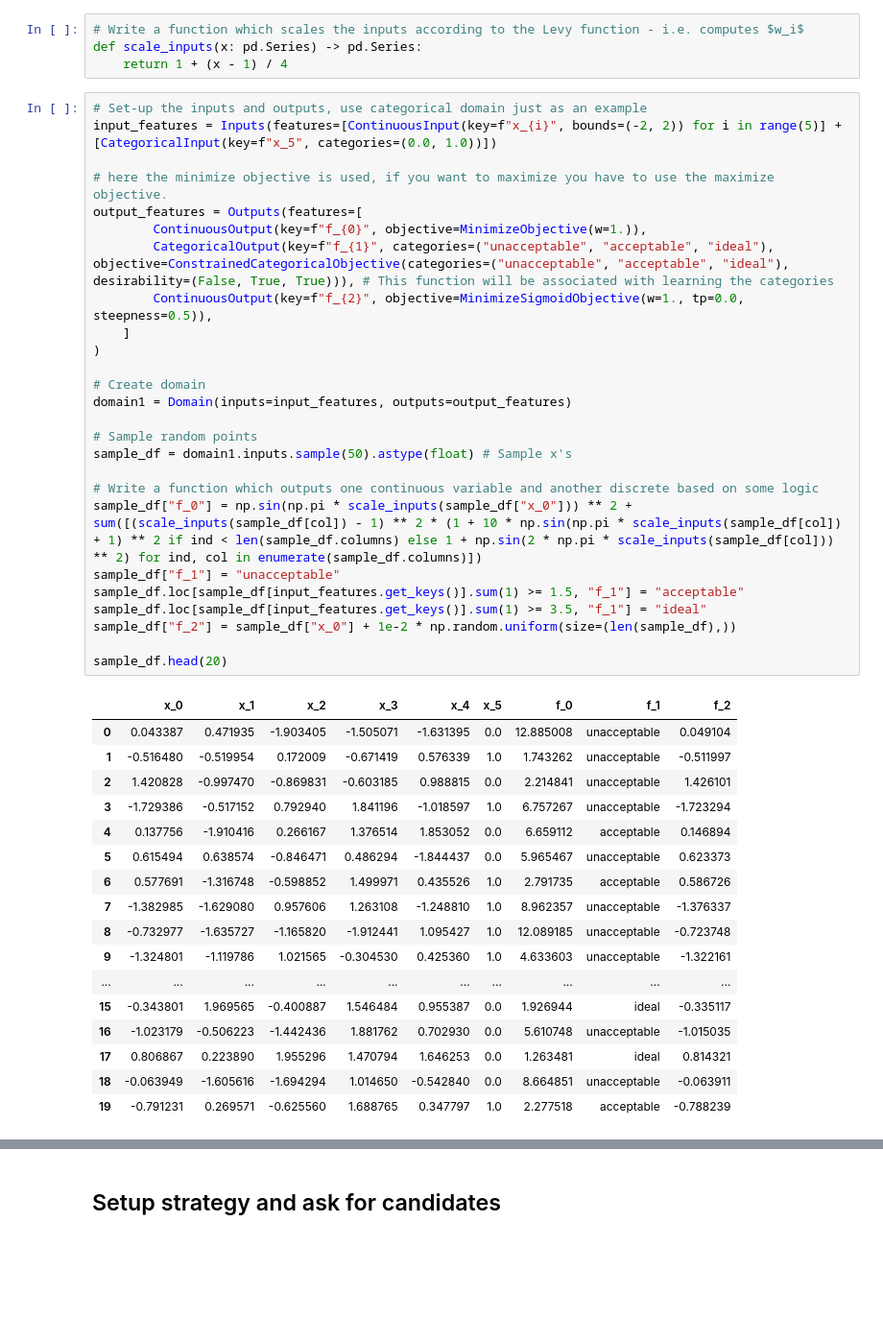
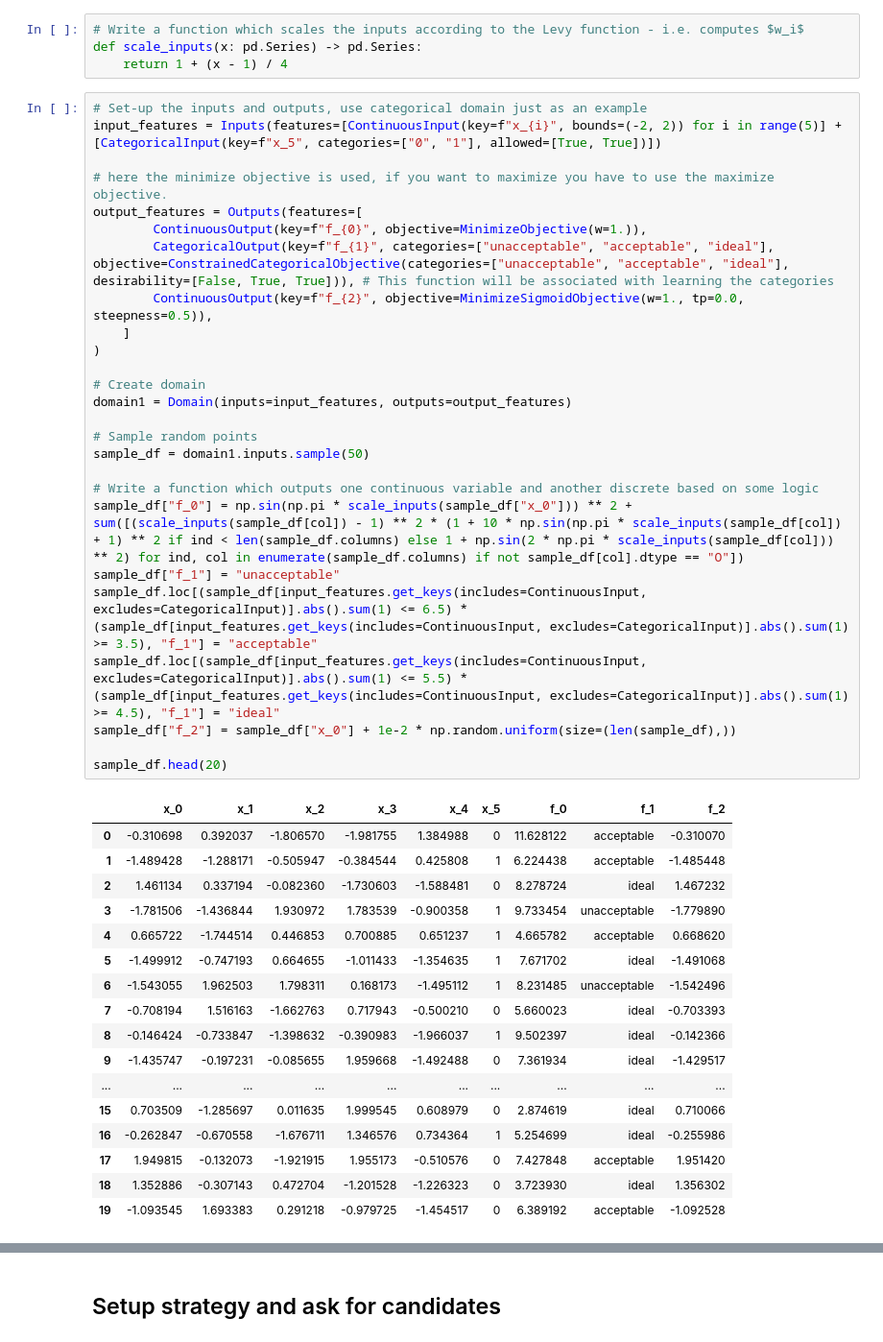
Before and after one commit to experimental-design/bofire, a Jupyter notebook: tutorials/basic_examples/Unknown_Constraint_Classification.ipynb, the cells around one changed output, grey strips where cells are left out. Shown at 96% size. Drawn from its saved outputs; the diff is of its cells as text; blank space fills up the shorter version.

```diff
--- a/tutorials/basic_examples/Unknown_Constraint_Classification.ipynb
+++ b/tutorials/basic_examples/Unknown_Constraint_Classification.ipynb
@@ -24,45 +26,45 @@ def scale_inputs(x: pd.Series) -> pd.Series:
     return 1 + (x - 1) / 4
 # %%
 # Set-up the inputs and outputs, use categorical domain just as an example
-input_features = Inputs(features=[ContinuousInput(key=f"x_{i}", bounds=(-2, 2)) for i in range(5)] + [CategoricalInput(key=f"x_5", categories=(0.0, 1.0))])
+input_features = Inputs(features=[ContinuousInput(key=f"x_{i}", bounds=(-2, 2)) for i in range(5)] + [CategoricalInput(key=f"x_5", categories=["0", "1"], allowed=[True, True])])
 
 # here the minimize objective is used, if you want to maximize you have to use the maximize objective.
 output_features = Outputs(features=[
         ContinuousOutput(key=f"f_{0}", objective=MinimizeObjective(w=1.)),
-        CategoricalOutput(key=f"f_{1}", categories=("unacceptable", "acceptable", "ideal"), objective=ConstrainedCategoricalObjective(categories=("unacceptable", "acceptable", "ideal"), desirability=(False, True, True))), # This function will be associated with learning the categories
+        CategoricalOutput(key=f"f_{1}", categories=["unacceptable", "acceptable", "ideal"], objective=ConstrainedCategoricalObjective(categories=["unacceptable", "acceptable", "ideal"], desirability=[False, True, True])), # This function will be associated with learning the categories
         ContinuousOutput(key=f"f_{2}", objective=MinimizeSigmoidObjective(w=1., tp=0.0, steepness=0.5)),
     ]
 )
 
 # Create domain
 domain1 = Domain(inputs=input_features, outputs=output_features)
 
 # Sample random points
-sample_df = domain1.inputs.sample(50).astype(float) # Sample x's
+sample_df = domain1.inputs.sample(50)
 
 # Write a function which outputs one continuous variable and another discrete based on some logic
-sample_df["f_0"] = np.sin(np.pi * scale_inputs(sample_df["x_0"])) ** 2 + sum([(scale_inputs(sample_df[col]) - 1) ** 2 * (1 + 10 * np.sin(np.pi * scale_inputs(sample_df[col]) + 1) ** 2 if ind < len(sample_df.columns) else 1 + np.sin(2 * np.pi * scale_inputs(sample_df[col])) ** 2) for ind, col in enumerate(sample_df.columns)])
+sample_df["f_0"] = np.sin(np.pi * scale_inputs(sample_df["x_0"])) ** 2 + sum([(scale_inputs(sample_df[col]) - 1) ** 2 * (1 + 10 * np.sin(np.pi * scale_inputs(sample_df[col]) + 1) ** 2 if ind < len(sample_df.columns) else 1 + np.sin(2 * np.pi * scale_inputs(sample_df[col])) ** 2) for ind, col in enumerate(sample_df.columns) if not sample_df[col].dtype == "O"])
 sample_df["f_1"] = "unacceptable"
-sample_df.loc[sample_df[input_features.get_keys()].sum(1) >= 1.5, "f_1"] = "acceptable"
-sample_df.loc[sample_df[input_features.get_keys()].sum(1) >= 3.5, "f_1"] = "ideal"
+sample_df.loc[(sample_df[input_features.get_keys(includes=ContinuousInput, excludes=CategoricalInput)].abs().sum(1) <= 6.5) * (sample_df[input_features.get_keys(includes=ContinuousInput, excludes=CategoricalInput)].abs().sum(1) >= 3.5), "f_1"] = "acceptable"
+sample_df.loc[(sample_df[input_features.get_keys(includes=ContinuousInput, excludes=CategoricalInput)].abs().sum(1) <= 5.5) * (sample_df[input_features.get_keys(includes=ContinuousInput, excludes=CategoricalInput)].abs().sum(1) >= 4.5), "f_1"] = "ideal"
 sample_df["f_2"] = sample_df["x_0"] + 1e-2 * np.random.uniform(size=(len(sample_df),))
 
 sample_df.head(20)
 # %% [output]
 |  | x_0 | x_1 | x_2 | x_3 | x_4 | x_5 | f_0 | f_1 | f_2 |
-| 0 | 0.043387 | 0.471935 | -1.903405 | -1.505071 | -1.631395 | 0.0 | 12.885008 | unacceptable | 0.049104 |
-| 1 | -0.516480 | -0.519954 | 0.172009 | -0.671419 | 0.576339 | 1.0 | 1.743262 | unacceptable | -0.511997 |
-| 2 | 1.420828 | -0.997470 | -0.869831 | -0.603185 | 0.988815 | 0.0 | 2.214841 | unacceptable | 1.426101 |
-| 3 | -1.729386 | -0.517152 | 0.792940 | 1.841196 | -1.018597 | 1.0 | 6.757267 | unacceptable | -1.723294 |
-| 4 | 0.137756 | -1.910416 | 0.266167 | 1.376514 | 1.853052 | 0.0 | 6.659112 | acceptable | 0.146894 |
-| 5 | 0.615494 | 0.638574 | -0.846471 | 0.486294 | -1.844437 | 0.0 | 5.965467 | unacceptable | 0.623373 |
-| 6 | 0.577691 | -1.316748 | -0.598852 | 1.499971 | 0.435526 | 1.0 | 2.791735 | acceptable | 0.586726 |
-| 7 | -1.382985 | -1.629080 | 0.957606 | 1.263108 | -1.248810 | 1.0 | 8.962357 | unacceptable | -1.376337 |
-| 8 | -0.732977 | -1.635727 | -1.165820 | -1.912441 | 1.095427 | 1.0 | 12.089185 | unacceptable | -0.723748 |
-| 9 | -1.324801 | -1.119786 | 1.021565 | -0.304530 | 0.425360 | 1.0 | 4.633603 | unacceptable | -1.322161 |
+| 0 | -0.310698 | 0.392037 | -1.806570 | -1.981755 | 1.384988 | 0 | 11.628122 | acceptable | -0.310070 |
+| 1 | -1.489428 | -1.288171 | -0.505947 | -0.384544 | 0.425808 | 1 | 6.224438 | acceptable | -1.485448 |
+| 2 | 1.461134 | 0.337194 | -0.082360 | -1.730603 | -1.588481 | 0 | 8.278724 | ideal | 1.467232 |
+| 3 | -1.781506 | -1.436844 | 1.930972 | 1.783539 | -0.900358 | 1 | 9.733454 | unacceptable | -1.779890 |
+| 4 | 0.665722 | -1.744514 | 0.446853 | 0.700885 | 0.651237 | 1 | 4.665782 | acceptable | 0.668620 |
+| 5 | -1.499912 | -0.747193 | 0.664655 | -1.011433 | -1.354635 | 1 | 7.671702 | ideal | -1.491068 |
+| 6 | -1.543055 | 1.962503 | 1.798311 | 0.168173 | -1.495112 | 1 | 8.231485 | unacceptable | -1.542496 |
+| 7 | -0.708194 | 1.516163 | -1.662763 | 0.717943 | -0.500210 | 0 | 5.660023 | ideal | -0.703393 |
+| 8 | -0.146424 | -0.733847 | -1.398632 | -0.390983 | -1.966037 | 1 | 9.502397 | ideal | -0.142366 |
+| 9 | -1.435747 | -0.197231 | -0.085655 | 1.959668 | -1.492488 | 0 | 7.361934 | ideal | -1.429517 |
 | ... | ... | ... | ... | ... | ... | ... | ... | ... | ... |
-| 15 | -0.343801 | 1.969565 | -0.400887 | 1.546484 | 0.955387 | 0.0 | 1.926944 | ideal | -0.335117 |
-| 16 | -1.023179 | -0.506223 | -1.442436 | 1.881762 | 0.702930 | 0.0 | 5.610748 | unacceptable | -1.015035 |
-| 17 | 0.806867 | 0.223890 | 1.955296 | 1.470794 | 1.646253 | 0.0 | 1.263481 | ideal | 0.814321 |
-| 18 | -0.063949 | -1.605616 | -1.694294 | 1.014650 | -0.542840 | 0.0 | 8.664851 | unacceptable | -0.063911 |
-| 19 | -0.791231 | 0.269571 | -0.625560 | 1.688765 | 0.347797 | 1.0 | 2.277518 | acceptable | -0.788239 |
+| 15 | 0.703509 | -1.285697 | 0.011635 | 1.999545 | 0.608979 | 0 | 2.874619 | ideal | 0.710066 |
+| 16 | -0.262847 | -0.670558 | -1.676711 | 1.346576 | 0.734364 | 1 | 5.254699 | ideal | -0.255986 |
+| 17 | 1.949815 | -0.132073 | -1.921915 | 1.955173 | -0.510576 | 0 | 7.427848 | acceptable | 1.951420 |
+| 18 | 1.352886 | -0.307143 | 0.472704 | -1.201528 | -1.226323 | 0 | 3.723930 | ideal | 1.356302 |
+| 19 | -1.093545 | 1.693383 | 0.291218 | -0.979725 | -1.454517 | 0 | 6.389192 | acceptable | -1.092528 |
```
Also changed, not shown: parts of 12 cells of this notebook, 33 other files.
